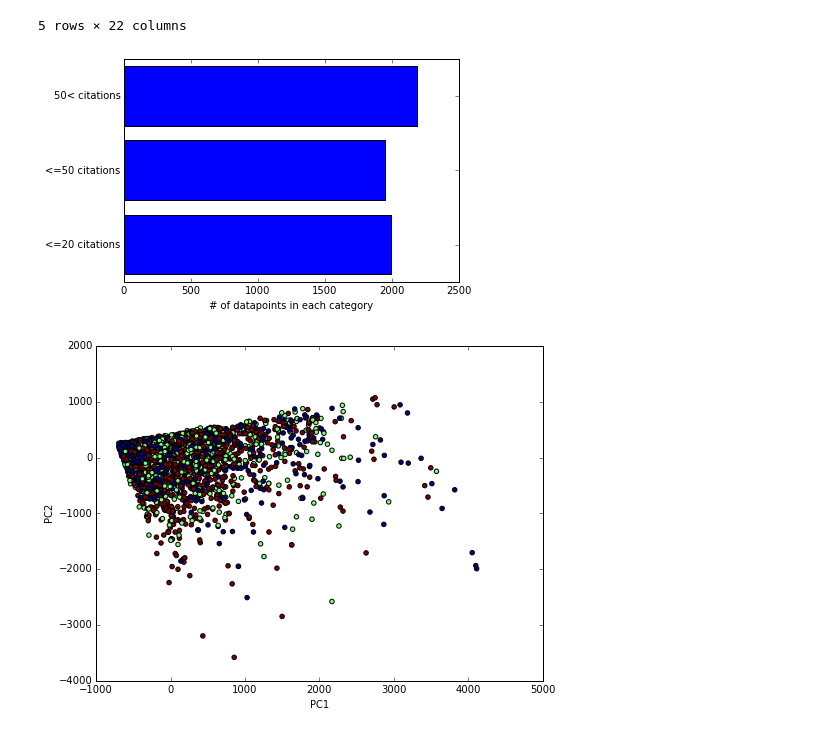
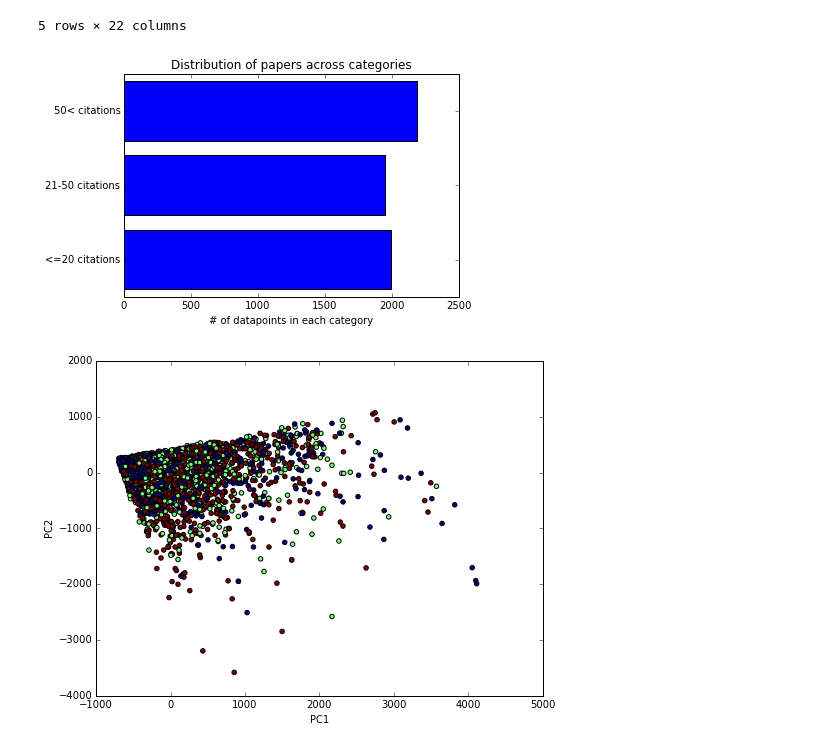
Before and after one commit to ahuja0007/team_citation, a Jupyter notebook: Inspire_analysis_sam.ipynb, the cells around one changed output. Saved outputs shown, nothing was run; the diff lists cells and outputs as text; code cells hidden in the pictures.

```diff
--- a/Inspire_analysis_sam.ipynb
+++ b/Inspire_analysis_sam.ipynb
@@ -96,24 +93,25 @@ Total rows filtered by Journal quality:  6132
 # %%
 #Helper function to categorize classes based on the number of citations
 def class_citations(element):
     if element<21:
         return 1
     elif element <51:
         return 2
     else:
         return 3
 
 target_classes=np.array(map(class_citations,target))
 
 counts=[]
 for i in range(1,4):
     counts.append(list(target_classes).count(i))
 
 plt.barh(range(3),counts,align='center');
-plt.yticks(range(3),['<=20 citations','<=50 citations', '50< citations' ]);
+plt.yticks(range(3),['<=20 citations','21-50 citations', '50< citations' ]);
 plt.xlabel('# of datapoints in each category');
+plt.title('Distribution of papers across categories');
 # %% [output]
-[figure, old version]
+[figure, new version]
 # %%
 #PC analysis
 from sklearn.decomposition import PCA
```
Also changed, not shown: parts of 7 cells of this notebook.
